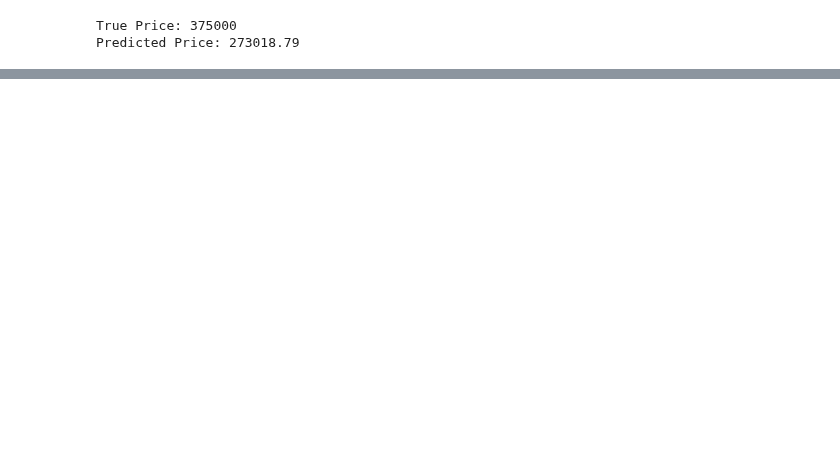
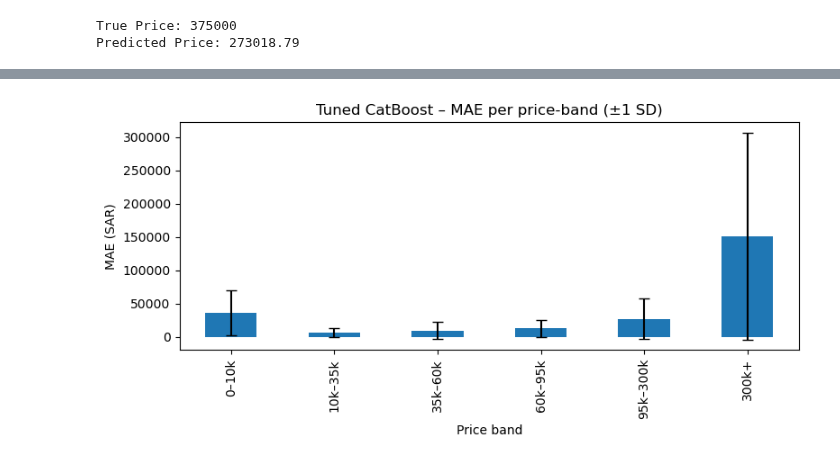
Before and after one commit to RioPramana21/Ctrl-Price-Taking-Control-of-Used-Car-Valuations-with-ML, a Jupyter notebook: code_files/feature_engineering_and_modelling.ipynb, the cells around one changed output, grey strips where cells are left out. Drawn from its saved outputs; the diff is of its cells as text; code cells hidden in the pictures; blank space fills up the shorter version.

Commit message:
Basic hyperparameter tuning on best benchmark model

```diff
--- a/code_files/feature_engineering_and_modelling.ipynb
+++ b/code_files/feature_engineering_and_modelling.ipynb
@@ -372,3 +377,89 @@ Data row:
 | 1170 | Range Rover | Dammam | Land Rover | Automatic | Saudi | Full | 3.5 | 38000 | 3 | False | ... |
 True Price: 375000
 Predicted Price: 273018.79
+# %%
+# ───────────────────────────────────────────────────────────────
+# Hyper-parameter tuning – CatBoostRegressor
+# ───────────────────────────────────────────────────────────────
+from sklearn.model_selection import RandomizedSearchCV
+from catboost                import CatBoostRegressor
+from sklearn.compose         import TransformedTargetRegressor
+from scipy.stats             import randint, uniform
+
+# search space (broad but enough for CPU)
+param_distr = {
+    "model__regressor__iterations"        : randint(300, 1200),
+    "model__regressor__depth"             : randint(4, 10),
+    "model__regressor__learning_rate"     : uniform(0.01, 0.25),
+    "model__regressor__l2_leaf_reg"       : uniform(1, 8),
+    "model__regressor__bagging_temperature": uniform(0, 1),
+    "model__regressor__random_strength"   : uniform(0, 1)
+}
+
+base_cat = CatBoostRegressor(
+                random_state=RANDOM_STATE,
+                loss_function="MAE",
+                logging_level="Silent",
+                grow_policy="Lossguide"  # faster on many-feature OHE data
+            )
+
+pipe_cat = Pipeline([
+        ("prep",  preproc),
+        ("model", TransformedTargetRegressor(
+                      base_cat,
+                      func=np.log1p, inverse_func=np.expm1))
+])
+
+search = RandomizedSearchCV(
+            pipe_cat,
+            param_distributions = param_distr,
+            n_iter      = 40,
+            cv          = cv,
+            scoring     = "neg_mean_absolute_error",
+            n_jobs      = -1,
+            verbose     = 2,
+            random_state= RANDOM_STATE)
+
+search.fit(X_train, y_train)
+
+print("\n──────────────── Best CV result ────────────────")
+print(f"MAE (CV): {-search.best_score_:,.2f}")
+print("Best params:")
+for k, v in search.best_params_.items():
+    print(f"  {k}: {v}")
+
+# final model refit on *all* training data
+best_model = search.best_estimator_
+best_model.fit(X_train, y_train)
+
+# hold-out test metrics
+from sklearn.metrics import mean_absolute_error, mean_absolute_percentage_error
+y_pred = best_model.predict(X_test)
+print("\n─────────  Hold-out test  ─────────")
+print(f"MAE test : {mean_absolute_error(y_test, y_pred):,.2f}")
+print(f"MAPE test: {mean_absolute_percentage_error(y_test, y_pred):.3f}")
+
+# per-price-band diagnostics (mean ± sd)
+df_eval = (pd.DataFrame({"y_true": y_test, "y_pred": y_pred})
+             .reset_index(drop=True))
+df_eval["price_band"] = pd.cut(df_eval.y_true, bins=bins, labels=labels)
+
+def agg_band(df):
+    ae   = np.abs(df.y_true - df.y_pred)
+    ape  = np.abs((df.y_true - df.y_pred) / df.y_true)
+    return pd.Series({
+        "count"     : len(df),
+        "MAE_mean"  : ae.mean(),  "MAE_sd"  : ae.std(ddof=0),
+        "MAPE_mean" : ape.mean(), "MAPE_sd" : ape.std(ddof=0)
+    })
+
+band_tbl = df_eval.groupby("price_band").apply(agg_band)
+display(band_tbl)
+
+# optional quick bar-plot
+ax = band_tbl["MAE_mean"].plot.bar(
+        yerr=band_tbl["MAE_sd"], capsize=4,
+        figsize=(8,4), title="Tuned CatBoost – MAE per price-band (±1 SD)")
+ax.set_ylabel("MAE (SAR)"); ax.set_xlabel("Price band");
+plt.tight_layout();
+# %% [output]
@@ -374,0 +489 @@ Predicted Price: 273018.79
+[figure, added]
```
Also changed, not shown: parts of 3 cells of this notebook.
